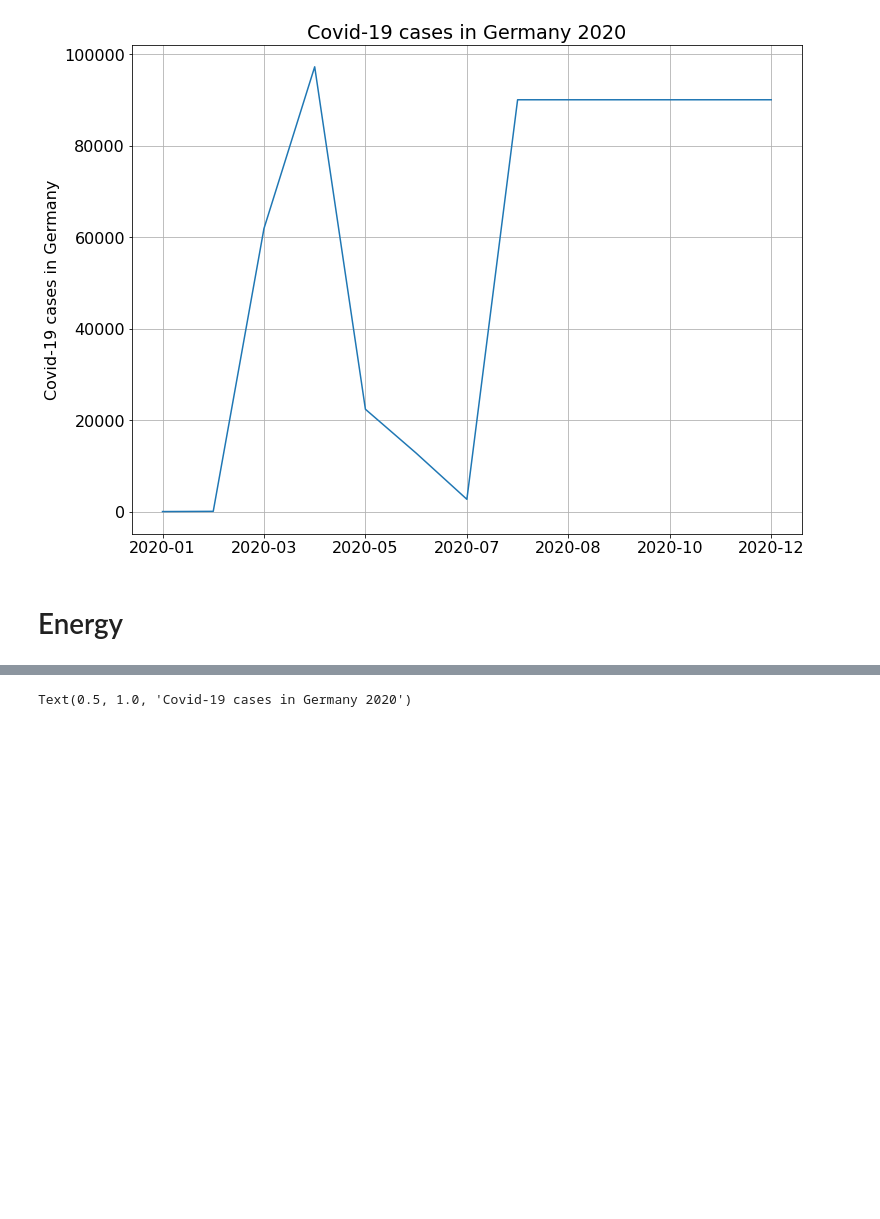
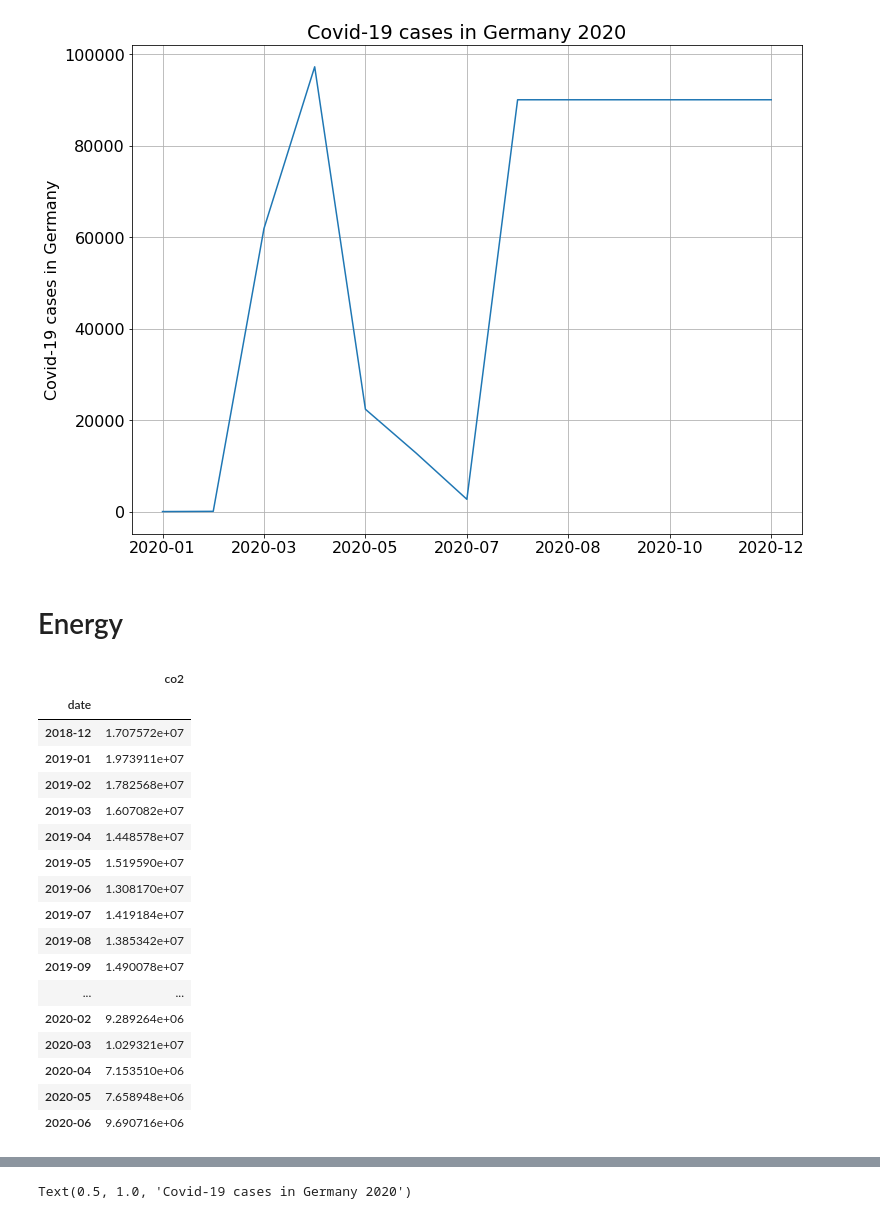
Before and after one commit to hannesk95/AMI, a Jupyter notebook: models/CoronaMapping/CoronaMapping.ipynb, the cells around one changed output, grey strips where cells are left out. Saved outputs shown, nothing was run; the diff lists cells and outputs as text; code cells hidden in the pictures; blank space fills up the shorter version.

```diff
--- a/models/CoronaMapping/CoronaMapping.ipynb
+++ b/models/CoronaMapping/CoronaMapping.ipynb
@@ -147,36 +173,55 @@ for i in database:
             X_eh_raw = new_data
         else:
             X_eh_raw = pd.concat([X_eh_raw, new_data], axis=1)
 
 #convert index in datetime format
 X_eh_raw['date'] = X_eh_raw.index
 X_eh_raw.date = pd.to_datetime(X_eh_raw.date).dt.to_period('m')
 X_eh_raw.index = X_eh_raw.date
 X_eh_raw = X_eh_raw.drop('date', axis=1)
 
 X_eh_raw = X_eh_raw.loc['2018-12':'2020-06']
 X_eh_raw = X_eh_raw.dropna(axis=1)
 
 #gesamt CO2 emissionen von Energie
 CO2 = []
 for col in X_eh_raw:
     if 'CO2' in col:
         if len(CO2) == 0:
             CO2 = X_eh_raw[col].values
         else:
             CO2 = CO2 + X_eh_raw[col].values
 
 
-#wegen diesem dummen datetime mist
-X_eh_raw.to_csv('tmp.csv')
-X_eh_raw = pd.read_csv('tmp.csv', index_col='date')
+
 
 X_eh_raw = X_eh_raw.drop('Deutschland', axis=1)
 for col in X_eh_raw:
     X_eh_raw = X_eh_raw.drop(col, axis=1)
 
 df_co2 = X_eh_raw.copy()
 df_co2['co2'] = CO2
+
+df_co2
+# %% [output]
+|  | co2 |
+| date |  |
+| 2018-12 | 1.707572e+07 |
+| 2019-01 | 1.973911e+07 |
+| 2019-02 | 1.782568e+07 |
+| 2019-03 | 1.607082e+07 |
+| 2019-04 | 1.448578e+07 |
+| 2019-05 | 1.519590e+07 |
+| 2019-06 | 1.308170e+07 |
+| 2019-07 | 1.419184e+07 |
+| 2019-08 | 1.385342e+07 |
+| 2019-09 | 1.490078e+07 |
+| ... | ... |
+| 2020-02 | 9.289264e+06 |
+| 2020-03 | 1.029321e+07 |
+| 2020-04 | 7.153510e+06 |
+| 2020-05 | 7.658948e+06 |
+| 2020-06 | 9.690716e+06 |
 # %%
 lr_cor_co2 = TrainLRCoronaOnCO2(df_cor, df_co2)
 # %% [output]
```
Also changed, not shown: parts of 3 cells of this notebook, 4 other files.
